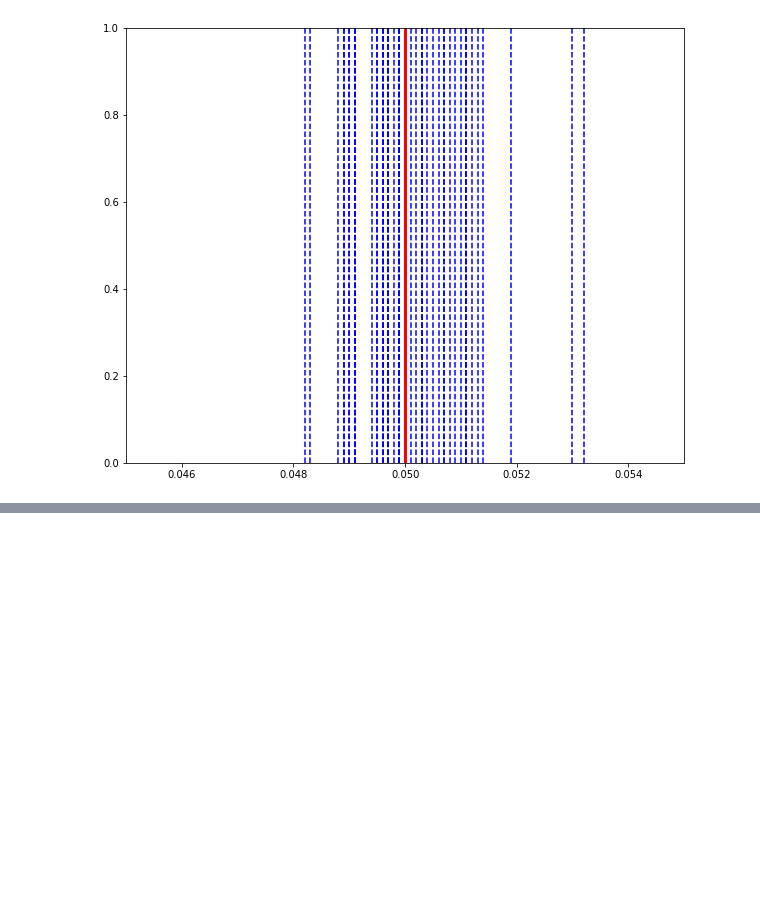
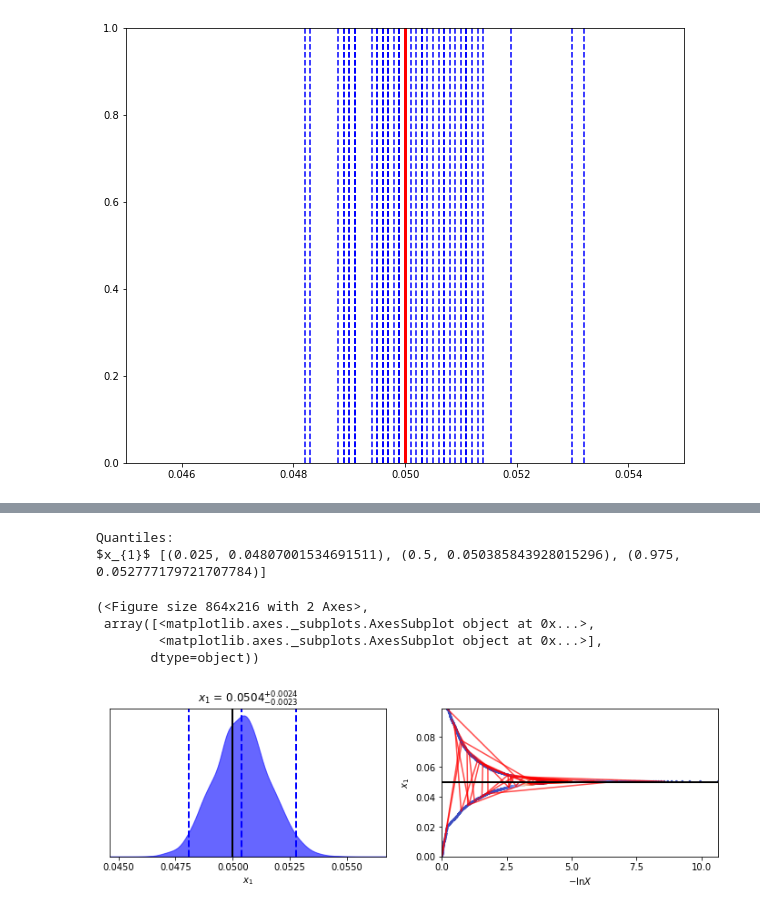
Before and after one commit to YJHelloWorld/Likelihood, a Jupyter notebook: methods.py.ipynb, the cells around one changed output, grey strips where cells are left out. Saved outputs shown, nothing was run; the diff lists cells and outputs as text; code cells hidden in the pictures; blank space fills up the shorter version.

Commit message:
add dynesty sampler method

```diff
--- a/methods.py.ipynb
+++ b/methods.py.ipynb
@@ -601,0 +674,4 @@ np.std(r_rec_0bin)
+# %%
+### (self, cl_th, cl_hat, cl_f_all, SamNum, sbin, M_inv = None)
+
+lll.run(C_l, cl_hat_0, 0, cl_f, m_inv = M_inv)
@@ -601,0 +680,2 @@ np.std(r_rec_0bin)
+# %%
+lll.run(C_l, cl_hat_0, 0, cl_f_all = cl_f_all, SamNum=500)
@@ -601,0 +689,23 @@ np.std(r_rec_0bin)
+# %%
+def log_likelihood(cube):
+    r_i = cube;
+    bb_tensor = bb_05[0:nmtlmax+1]*r_i/0.05
+
+    bb_camb = bb_tensor + lensingB[2][0:nmtlmax+1] ## tensor BB + lensing BB
+
+    cl_th_i = b.bin_cell(bb_camb[0:nmtlmax+1])  ## theoretical bandpower
+    cl_th_test = np.ones((lbin, Nf, Nf));  ## BB cross power spectra
+    for ell in range(lbin):
+        cl_th_test[ell] *= cl_th_i[ell]
+
+    # add Noise bias N_l to expectation values.
+    C_l = cl_th_test + nl_mean[2]
+
+    logL = evaluateL(C_l,cl_hat_all[10][2], cl_f[2], M_inv, sbin = 1)
+
+    return np.real(logL)
+
+def prior(cube):
+    r = cube*0.1
+
+    return r
@@ -601,0 +716,4 @@ np.std(r_rec_0bin)
+# %%
+sampler = dynesty.NestedSampler(log_likelihood, prior, 1, nlive=400)
+sampler.run_nested()
+results = sampler.results
@@ -601,0 +742,12 @@ np.std(r_rec_0bin)
+# %%
+dyplot.traceplot(results, truths=np.ones(1)*0.050,
+                             truth_color='black', show_titles=True,
+                             trace_cmap='coolwarm', title_fmt='.4f',connect=True, verbose = True)
+# %% [output]
+Quantiles:
+$x_{1}$ [(0.025, 0.04807001534691511), (0.5, 0.050385843928015296), (0.975, 0.052777179721707784)]
+(<Figure size 864x216 with 2 Axes>,
+ array([<matplotlib.axes._subplots.AxesSubplot object at 0x...>,
+        <matplotlib.axes._subplots.AxesSubplot object at 0x...>],
+       dtype=object))
+[figure, added]
```
Also changed, not shown: parts of 25 cells of this notebook.
